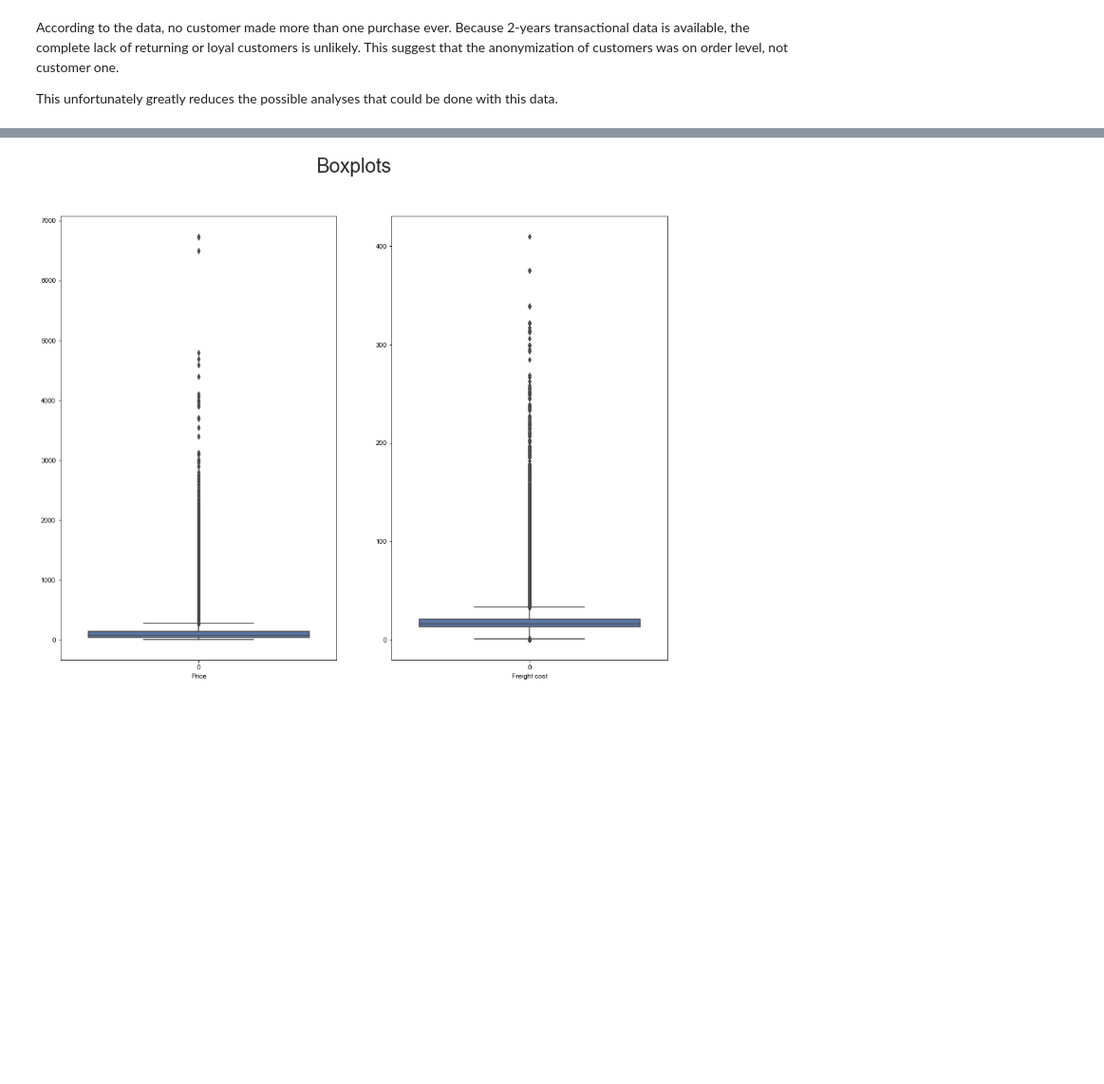
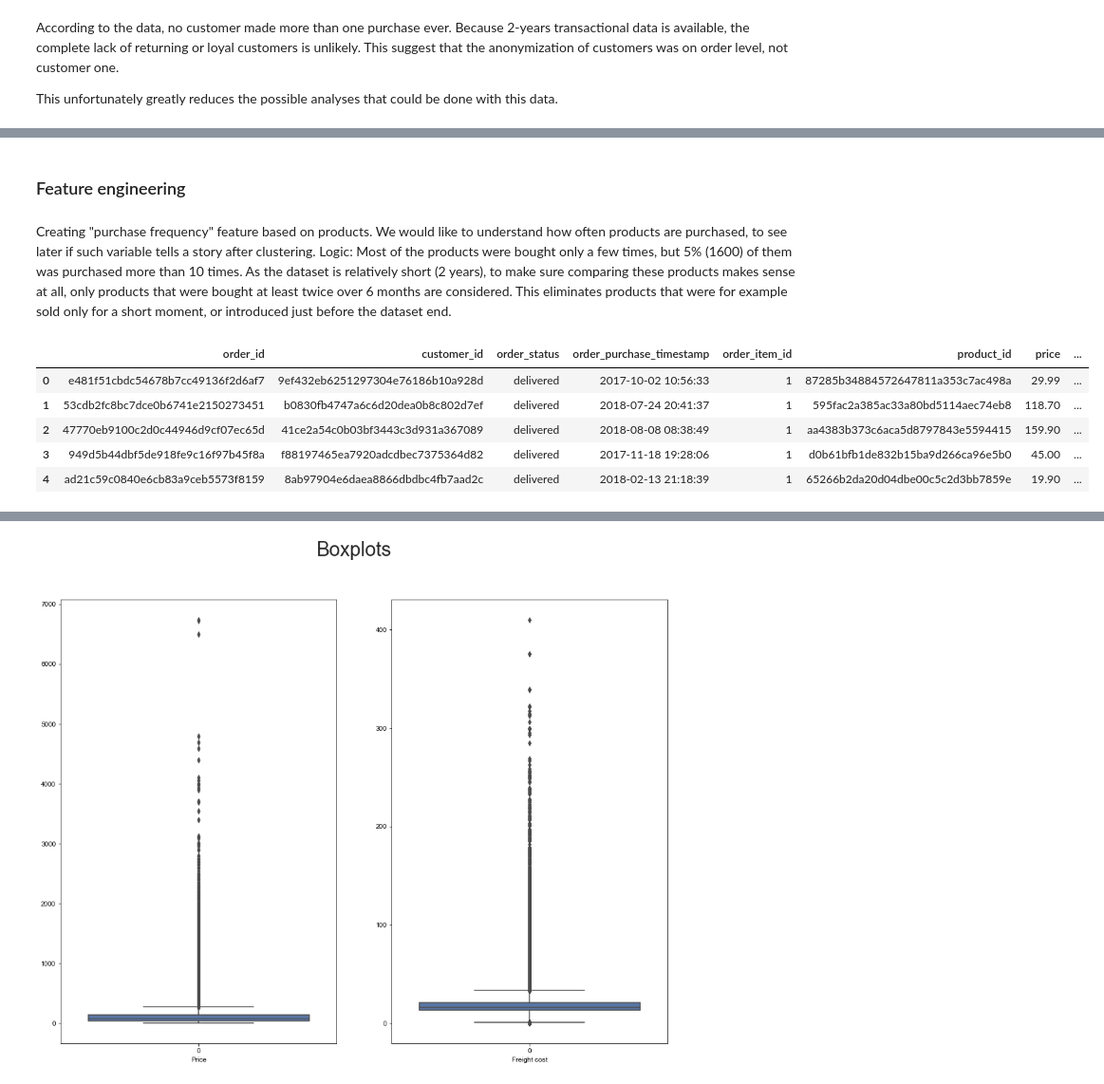
Before and after one commit to pzolnierczyk/E-commerce-Clustering, a Jupyter notebook: ecomm_eda.ipynb, the cells around one changed output, grey strips where cells are left out. Shown: that part at 95% size. Saved outputs shown, nothing was run; the diff lists cells and outputs as text; code cells hidden in the pictures; blank space fills up the shorter version.

```diff
--- a/clustering.ipynb
+++ b/ecomm_eda.ipynb
@@ -216,0 +229,23 @@ It seems that products are not anonymized on order level and there are multiple
+# %% [markdown]
+### Feature engineering
+# %% [markdown]
+Creating "purchase frequency" feature based on products.
+We would like to understand how often products are purchased, to see later if such variable tells a story after clustering.
+Logic: Most of the products were bought only a few times, but 5% (1600) of them was purchased more than 10 times. As the dataset is relatively short (2 years), to make sure comparing these products makes sense at all, only products that were bought at least twice over 6 months are considered. This eliminates products that were for example sold only for a short moment, or introduced just before the dataset end.
+# %%
+# Creating "month" and "year" variable
+
+df = full_df.copy()
+df['year'] = df['order_purchase_timestamp'].str[:4]
+df['month'] = df['order_purchase_timestamp'].str[5:7]
+df['order_purchase_timestamp'] = pd.to_datetime(df['order_purchase_timestamp'])
+df['date'] = df['order_purchase_timestamp'].dt.date
+
+df.head()
+# %% [output]
+|  | order_id | customer_id | order_status | order_purchase_timestamp | order_item_id | product_id | price | ... |
+| 0 | e481f51cbdc54678b7cc49136f2d6af7 | 9ef432eb6251297304e76186b10a928d | delivered | 2017-10-02 10:56:33 | 1 | 87285b34884572647811a353c7ac498a | 29.99 | ... |
+| 1 | 53cdb2fc8bc7dce0b6741e2150273451 | b0830fb4747a6c6d20dea0b8c802d7ef | delivered | 2018-07-24 20:41:37 | 1 | 595fac2a385ac33a80bd5114aec74eb8 | 118.70 | ... |
+| 2 | 47770eb9100c2d0c44946d9cf07ec65d | 41ce2a54c0b03bf3443c3d931a367089 | delivered | 2018-08-08 08:38:49 | 1 | aa4383b373c6aca5d8797843e5594415 | 159.90 | ... |
+| 3 | 949d5b44dbf5de918fe9c16f97b45f8a | f88197465ea7920adcdbec7375364d82 | delivered | 2017-11-18 19:28:06 | 1 | d0b61bfb1de832b15ba9d266ca96e5b0 | 45.00 | ... |
+| 4 | ad21c59c0840e6cb83a9ceb5573f8159 | 8ab97904e6daea8866dbdbc4fb7aad2c | delivered | 2018-02-13 21:18:39 | 1 | 65266b2da20d04dbe00c5c2d3bb7859e | 19.90 | ... |
```
Also changed, not shown: parts of 28 cells of this notebook, 1 other file.
